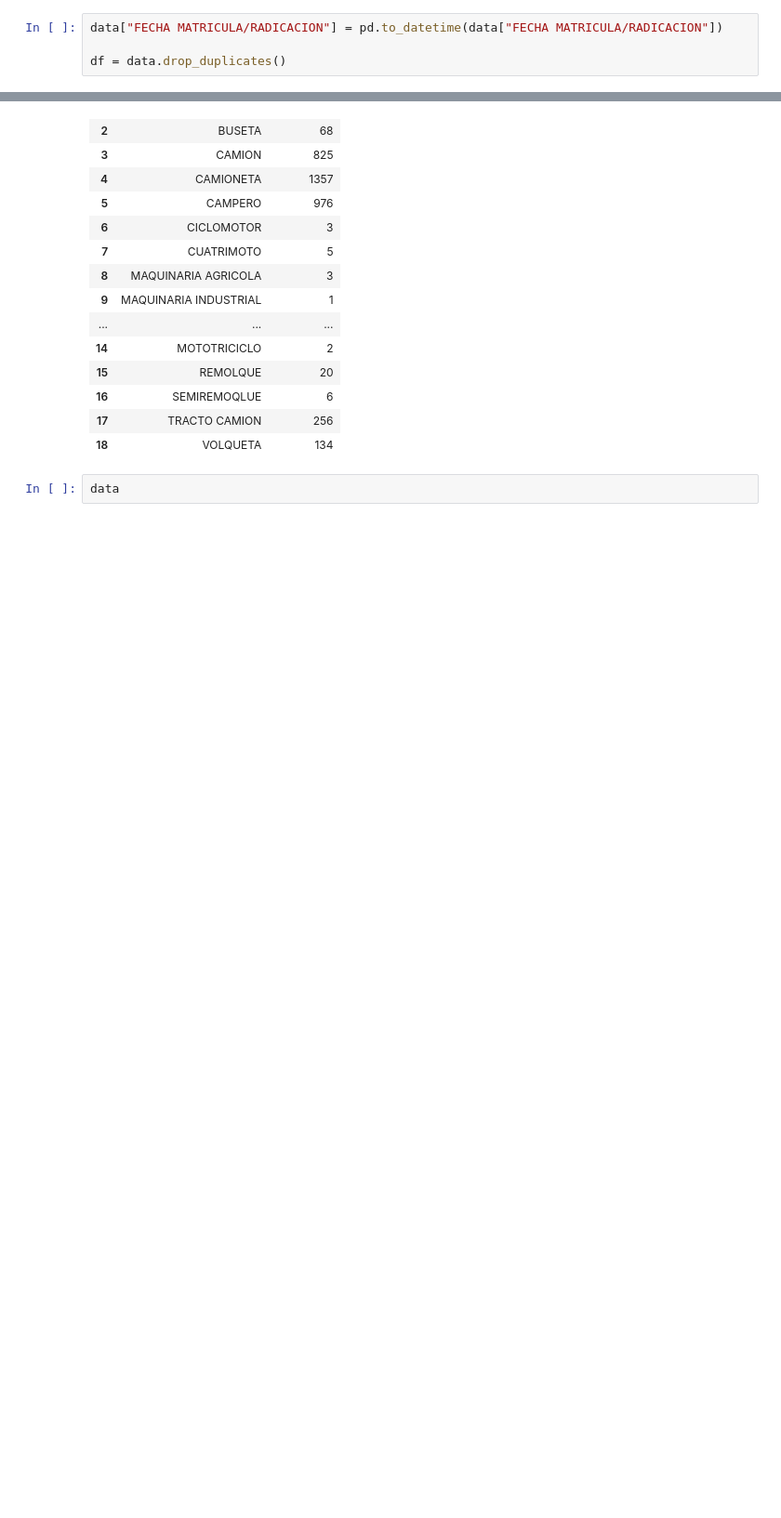
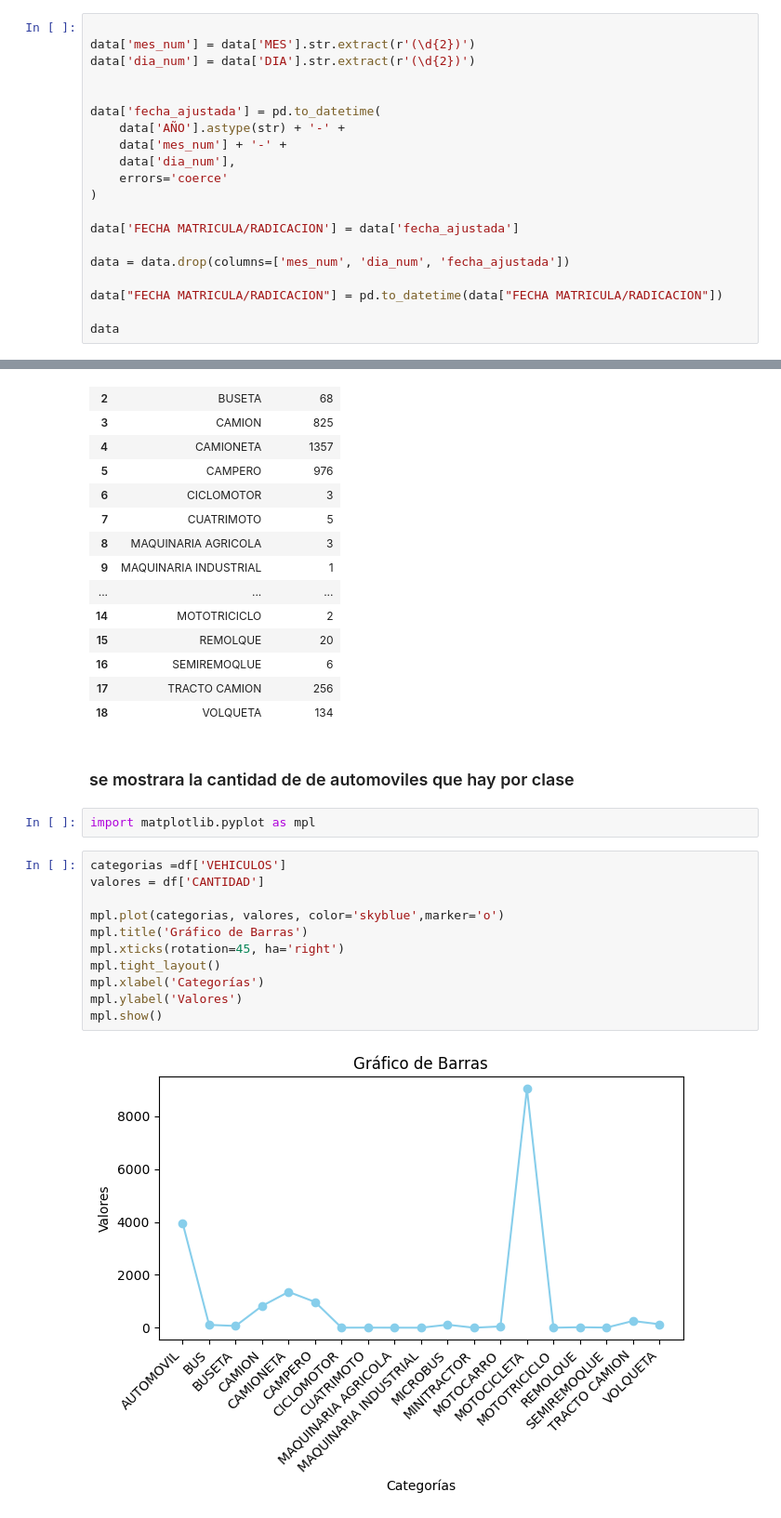
Before and after one commit to camilin8762/jupyter, a Jupyter notebook: ARIZA1/proyecto.ipynb, the cells around one changed output, grey strips where cells are left out. Shown at 93% size. Saved outputs shown, nothing was run; the diff lists cells and outputs as text; blank space fills up the shorter version.

```diff
--- a/ARIZA1/proyecto.ipynb
+++ b/ARIZA1/proyecto.ipynb
@@ -48,5 +50,21 @@ falta
 # %%
+
+data['mes_num'] = data['MES'].str.extract(r'(\d{2})')
+data['dia_num'] = data['DIA'].str.extract(r'(\d{2})')
+
+
+data['fecha_ajustada'] = pd.to_datetime(
+    data['AÑO'].astype(str) + '-' +
+    data['mes_num'] + '-' +
+    data['dia_num'],
+    errors='coerce'
+)
+
+data['FECHA MATRICULA/RADICACION'] = data['fecha_ajustada']
+
+data = data.drop(columns=['mes_num', 'dia_num', 'fecha_ajustada'])
+
 data["FECHA MATRICULA/RADICACION"] = pd.to_datetime(data["FECHA MATRICULA/RADICACION"])
 
-df = data.drop_duplicates()
+data
 # %% [output]
@@ -132,5 +180,20 @@ df
 | 16 | SEMIREMOQLUE | 6 |
 | 17 | TRACTO CAMION | 256 |
 | 18 | VOLQUETA | 134 |
+# %% [markdown]
+### se mostrara la cantidad de de automoviles que hay por clase
 # %%
-data
+import matplotlib.pyplot as mpl
+# %%
+categorias =df['VEHICULOS']
+valores = df['CANTIDAD']
+
+mpl.plot(categorias, valores, color='skyblue',marker='o')
+mpl.title('Gráfico de Barras')
+mpl.xticks(rotation=45, ha='right')
+mpl.tight_layout()
+mpl.xlabel('Categorías')
+mpl.ylabel('Valores')
+mpl.show()
+# %% [output]
+[figure, added]
```
Also changed, not shown: parts of 5 cells of this notebook.
